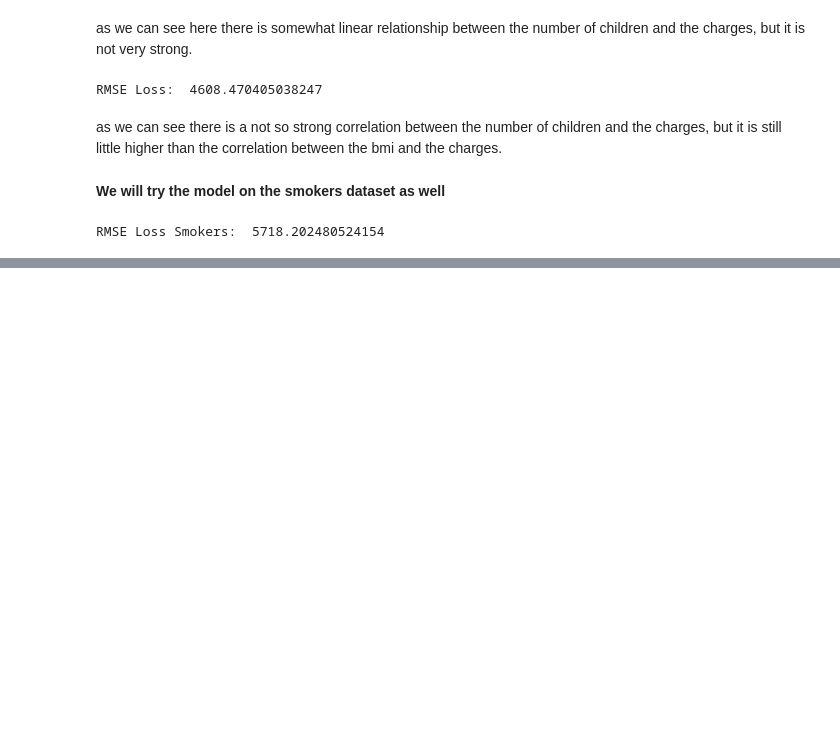
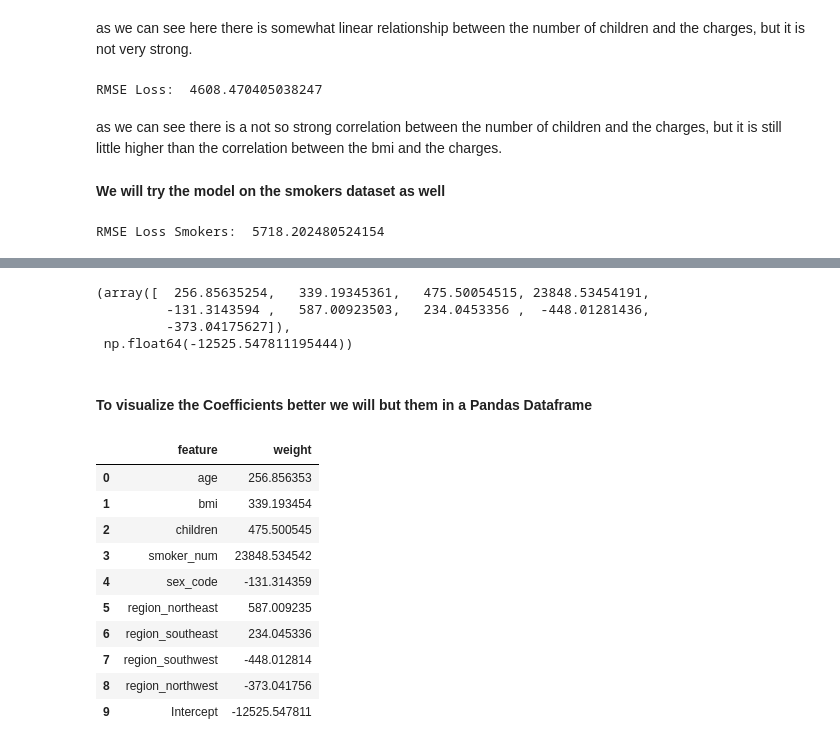
Before and after one commit to S-Sanjai/ML-fundamentals, a Jupyter notebook: notebooks/medical-insurance/med-insurance-model.ipynb, the cells around one changed output, grey strips where cells are left out. Cells and saved outputs as stored; diff of their text form; code cells hidden in the pictures; blank space fills up the shorter version.

```diff
--- a/notebooks/medical-insurance/med-insurance-model.ipynb
+++ b/notebooks/medical-insurance/med-insurance-model.ipynb
@@ -186,0 +353,9 @@ so as we can see, the model for smokers is worse than the one for non-smokers
+# %%
+input_cols = ['age', 'bmi', 'children', 'smoker_num', 'sex_code','region_northeast', 'region_southeast', 'region_southwest', 'region_northwest']
+inputs, targets = med_df[input_cols], med_df.charges
+
+model = LinearRegression().fit(inputs, targets)
+predictions = model.predict(inputs)
+
+loss = rmse(targets, predictions)
+print("RMSE Loss with OneHot Encoding: ", loss)
@@ -186,0 +384,24 @@ so as we can see, the model for smokers is worse than the one for non-smokers
+# %%
+model.coef_, model.intercept_
+# %% [output]
+(array([  256.85635254,   339.19345361,   475.50054515, 23848.53454191,
+         -131.3143594 ,   587.00923503,   234.0453356 ,  -448.01281436,
+         -373.04175627]),
+ np.float64(-12525.547811195444))
+# %% [markdown]
+#### To visualize the Coefficients better we will but them in a Pandas Dataframe
+# %%
+weights = pd.DataFrame({'feature': np.append(input_cols,'Intercept'), 'weight': np.append(model.coef_, model.intercept_)})
+weights
+# %% [output]
+|  | feature | weight |
+| 0 | age | 256.856353 |
+| 1 | bmi | 339.193454 |
+| 2 | children | 475.500545 |
+| 3 | smoker_num | 23848.534542 |
+| 4 | sex_code | -131.314359 |
+| 5 | region_northeast | 587.009235 |
+| 6 | region_southeast | 234.045336 |
+| 7 | region_southwest | -448.012814 |
+| 8 | region_northwest | -373.041756 |
+| 9 | Intercept | -12525.547811 |
```
Also changed, not shown: parts of 46 cells of this notebook, 1 other file.
